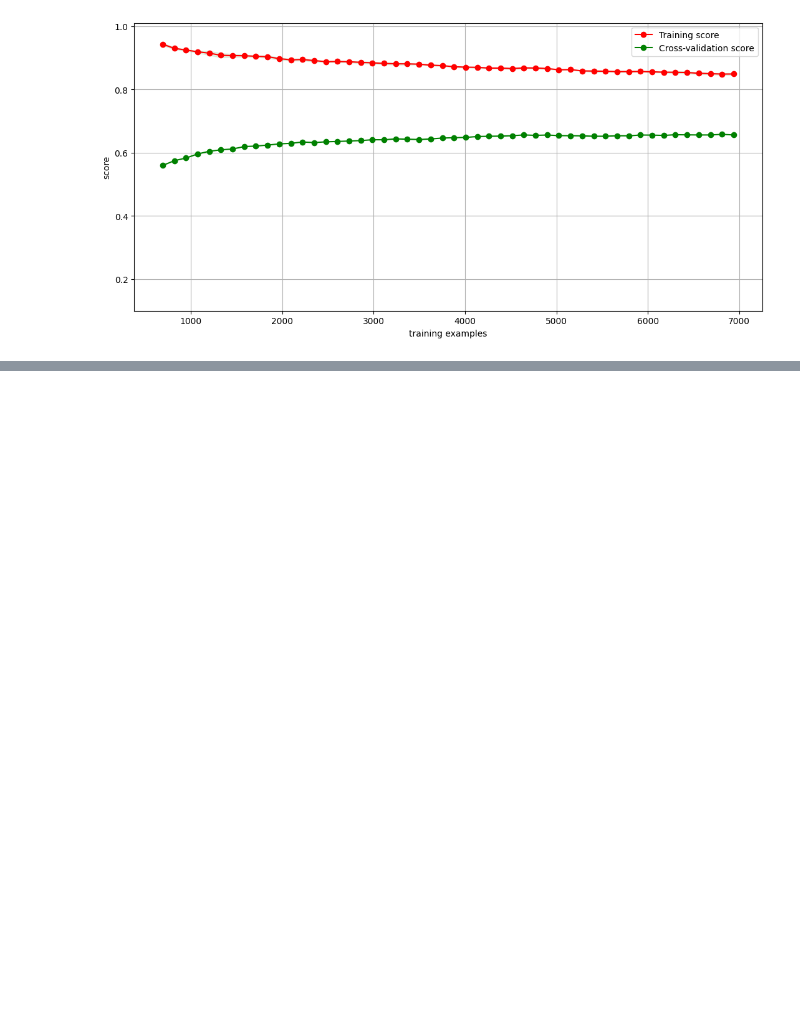
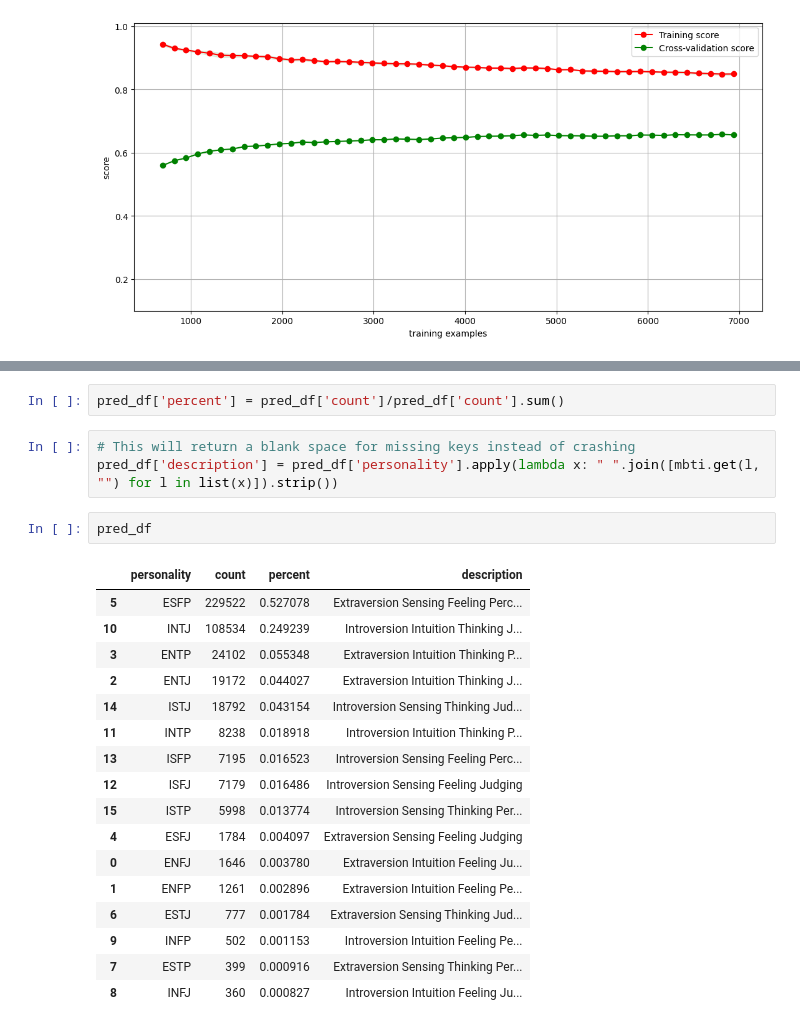
Before and after one commit to dilancodecircle-star/ML-projects-, a Jupyter notebook: perasanality prediction system.ipynb, the cells around one changed output, grey strips where cells are left out. Cells and saved outputs as stored; diff of their text form; blank space fills up the shorter version.

```diff
--- a/perasanality prediction system.ipynb
+++ b/perasanality prediction system.ipynb
@@ -125,0 +153,25 @@ plt.show()
+# %%
+pred_df['percent'] = pred_df['count']/pred_df['count'].sum()
+# %%
+# This will return a blank space for missing keys instead of crashing
+pred_df['description'] = pred_df['personality'].apply(lambda x: " ".join([mbti.get(l, "") for l in list(x)]).strip())
+# %%
+pred_df
+# %% [output]
+|  | personality | count | percent | description |
+| 5 | ESFP | 229522 | 0.527078 | Extraversion Sensing Feeling Perc... |
+| 10 | INTJ | 108534 | 0.249239 | Introversion Intuition Thinking J... |
+| 3 | ENTP | 24102 | 0.055348 | Extraversion Intuition Thinking P... |
+| 2 | ENTJ | 19172 | 0.044027 | Extraversion Intuition Thinking J... |
+| 14 | ISTJ | 18792 | 0.043154 | Introversion Sensing Thinking Jud... |
+| 11 | INTP | 8238 | 0.018918 | Introversion Intuition Thinking P... |
+| 13 | ISFP | 7195 | 0.016523 | Introversion Sensing Feeling Perc... |
+| 12 | ISFJ | 7179 | 0.016486 | Introversion Sensing Feeling Judging |
+| 15 | ISTP | 5998 | 0.013774 | Introversion Sensing Thinking Per... |
+| 4 | ESFJ | 1784 | 0.004097 | Extraversion Sensing Feeling Judging |
+| 0 | ENFJ | 1646 | 0.003780 | Extraversion Intuition Feeling Ju... |
+| 1 | ENFP | 1261 | 0.002896 | Extraversion Intuition Feeling Pe... |
+| 6 | ESTJ | 777 | 0.001784 | Extraversion Sensing Thinking Jud... |
+| 9 | INFP | 502 | 0.001153 | Introversion Intuition Feeling Pe... |
+| 7 | ESTP | 399 | 0.000916 | Extraversion Sensing Thinking Per... |
+| 8 | INFJ | 360 | 0.000827 | Introversion Intuition Feeling Ju... |
```
Also changed, not shown: parts of 3 cells of this notebook.
